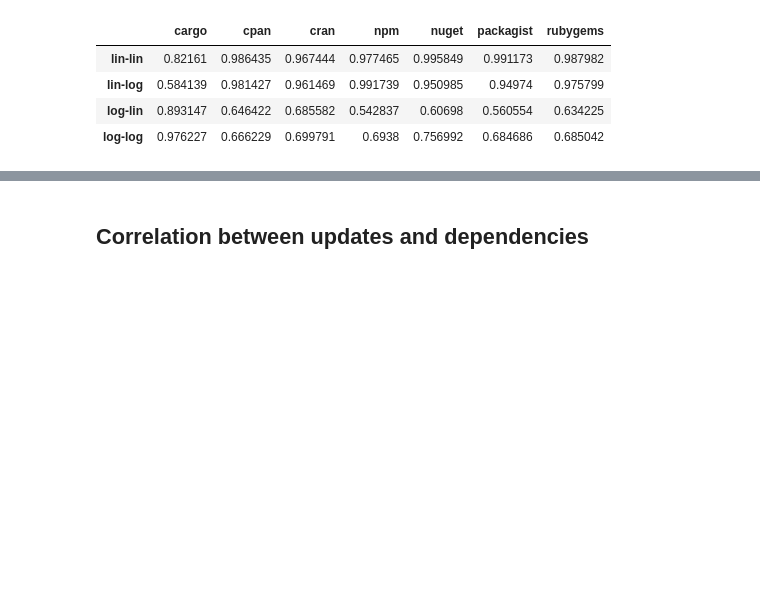
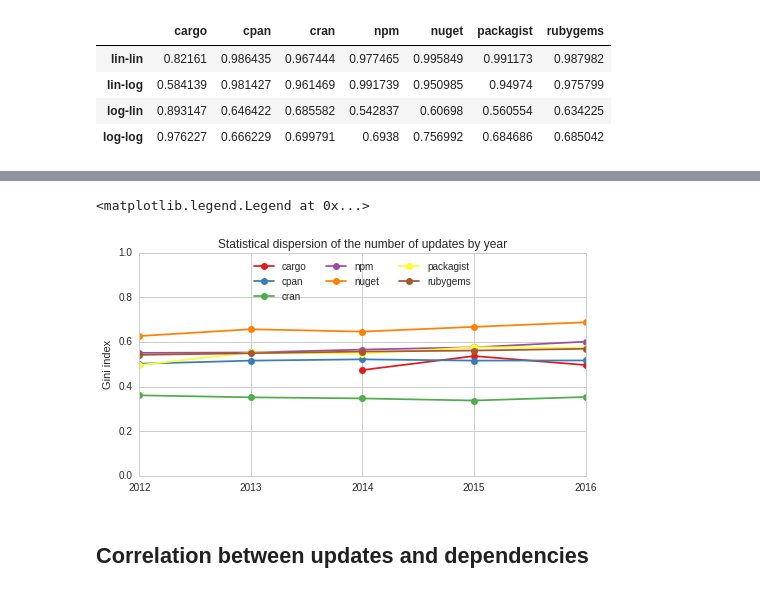
Before and after one commit to AlexandreDecan/ecos-emse, a Jupyter notebook: notebooks/Ecosystem activity.ipynb, the cells around one changed output, grey strips where cells are left out. Saved outputs shown, nothing was run; the diff lists cells and outputs as text; code cells hidden in the pictures; blank space fills up the shorter version.

```diff
--- a/notebooks/Ecosystem activity.ipynb
+++ b/notebooks/Ecosystem activity.ipynb
@@ -736,0 +794,11 @@ evolution_linlog_regressions(data_temp.astype(float))
+# %%
+for df in data_temp:
+    ecosystem = df.columns[0]
+    perc = (
+        df
+        .query('{} >= 0.8'.format(ecosystem))
+        .reset_index()
+        ['n']
+        .iloc[0]
+    )
+    print('{}: {}'.format(ecosystem, perc))
@@ -737,3 +813,45 @@ evolution_linlog_regressions(data_temp.astype(float))
+# %%
+figure, ax = matplotlib.pyplot.subplots()
+figure.set_size_inches(FIG_SIZE)
+
+data_temp = pandas.DataFrame(index=ECOSYSTEMS)
+
+for ecosystem, data in df_data.items():
+    by_year = (
+        data['packages']
+        .query('first_release != time')
+        .assign(year=lambda d: d['time'].dt.year)
+        .groupby(['package', 'year'], as_index=False)
+        .agg({'version': 'count'})
+    )
+
+    for year, group in by_year.groupby('year'):
+        year_date = pandas.to_datetime(str(year) + '-01-01')
+        if FIG_DATE_RANGE[0] <= year_date < FIG_DATE_RANGE[-1]:
+            data_temp.loc[ecosystem, year_date] = gini(group['version'].astype(float).values)
+
+
+data_temp = (
+    data_temp
+    .T
+    .sort_index()
+)
+
+data_temp.plot(ax=ax, marker='o')
+
+ax.set(
+    title='Statistical dispersion of the number of updates by year',
+    xlabel='',
+    ylabel='Gini index',
+    xlim=(FIG_DATE_RANGE[0], FIG_DATE_RANGE[1] - pandas.DateOffset(years=1)),
+    ylim=(0, 1),
+)
+
+ax.legend(loc='upper center', ncol=len(ECOSYSTEMS) // 2)
+savefig(figure, 'act_gini_index')
+# %% [output]
+<matplotlib.legend.Legend at 0x...>
+[figure, added]
 # %% [markdown]
 ## Correlation between updates and dependencies
 # %%
```
Also changed, not shown: parts of 4 cells of this notebook, 1 other file.
